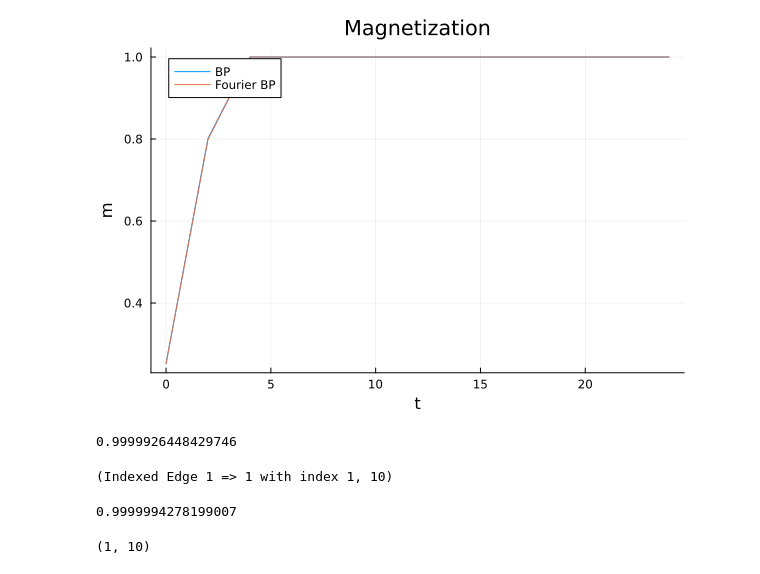
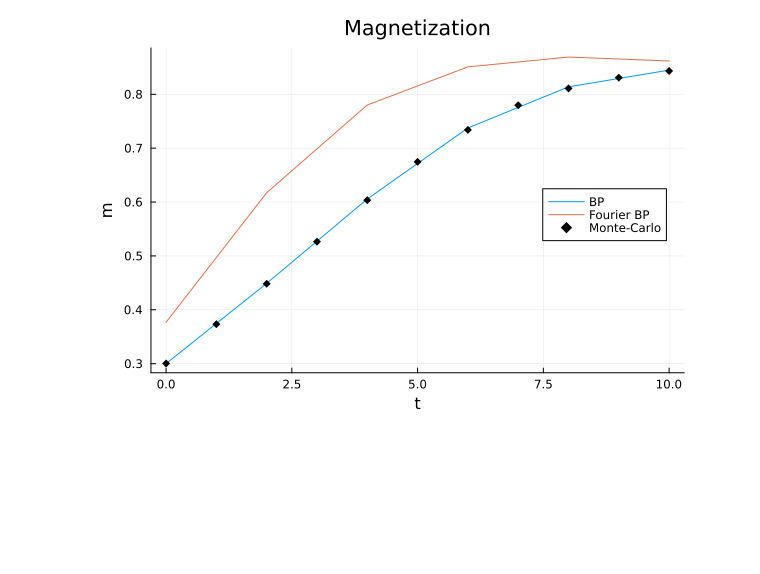
Before and after one commit to FedericoFlorio/MatrixProductBP.jl, a Jupyter notebook: results/infinite_regular_graph.ipynb, the cells around one changed output. Saved outputs shown, nothing was run; the diff lists cells and outputs as text; code cells hidden in the pictures; blank space fills up the shorter version.

```diff
--- a/results/infinite_regular_graph.ipynb
+++ b/results/infinite_regular_graph.ipynb
@@ -15,10 +24,10 @@ rng = MersenneTwister(seed)
 T = 25
 k = 8
 
-β = 1.0
+β = 0.2
 J = 1
 h = 0.0
-m⁰ = 0.2
+m⁰ = 0.3
 K = 40
 
 svd_trunc=TruncBond(4)
@@ -73,0 +43,8 @@ Running MPBP: iter 100    Time: 0:11:38
+# %%
+matrix_sizes = [5, 10, 15]
+maxiters = [20, 20, 5]
+iters = zeros(Int, length(maxiters))
+tol = 1e-6
+for i in eachindex(maxiters)
+    iters[i], _ = iterate!(bp; maxiter=maxiters[i], svd_trunc=TruncBond(matrix_sizes[i]), tol)
+end
@@ -73,0 +54,5 @@ Running MPBP: iter 100    Time: 0:11:38
+# %%
+iters_fourier = zeros(Int, length(maxiters))
+for i in eachindex(maxiters)
+    iters_fourier[i], cb_fourier = iterate_fourier_infinite_regular!(bp_fourier, K, maxiter=maxiters[i], σ=1/100; svd_trunc=TruncBond(matrix_sizes[i]), tol)
+end
@@ -77,49 +71,23 @@ potts2spin(x, i; q=2) = (x-1)/(q-1)*2 - 1
 m = only(means(potts2spin, bp))
 m_fourier = only(real.(means(potts2spin, bp_fourier)))
 ;
+# %%
+N = 5*10^3
+g = random_regular_graph(N, k)
+bp_mc = mpbp(IndexedBiDiGraph(g), fill(w, N), fill(2, N), T; ϕ=fill(ϕ, N))
+sms = SoftMarginSampler(bp_mc)
+
+nsamples = 10^3
+sample!(sms, nsamples)
+# traj_mc = [[vec(potts2spin.(X[i,:])) for X in sms.X] for i in 1:N]
+traj_mc = [vec(potts2spin.(X[i,:])) for X in sms.X, i in 1:N] |> vec
+
+m_mc = mean(traj_mc)
+σ_mc = std(traj_mc)/sqrt(N*nsamples)
+;
 # %%
-plot(0:2:T, m[1:2:end], label="BP", xlabel="t", ylabel="m", title="Magnetization", legend=:topleft)
-plot!(0:2:T, m_fourier[1:2:end], label="Fourier BP")
+pl = plot(0:2:T, m[1:2:end], label="BP", xlabel="t", ylabel="m", title="Magnetization", legend=:right)
+plot!(pl, 0:2:T, m_fourier[1:2:end], label="Fourier BP")
+plot!(pl, 0:T, mean(m_mc), c=:black, m=:diamond, st=:scatter, label="Monte-Carlo")
 # %% [output]
-[figure, old version]
+[figure, new version]
-# %%
-er_μ = []
-ptr = []
-for e in edges(bp.g)
-    μ_marg = marginalize(bp.μ[idx(e)])
-    margs = marginals(μ_marg)
-    μ_fourier_marg = marginalize(bp_fourier.μ[idx(e)])
-    margs_fourier = marginals(μ_fourier_marg)
-    for t in 1:T+1
-        marg = margs[t]
-        marg_fourier = margs_fourier[t]
-        push!(er_μ, abs(marg_fourier[1]-marg[1]))
-        push!(ptr, (e, t))
-    end
-end
-
-display(maximum(er_μ))
-display(ptr[argmax(er_μ)])
-# %% [output]
-0.9999926448429746
-(Indexed Edge 1 => 1 with index 1, 10)
-# %%
-er_b = []
-ptr = []
-for i in vertices(bp.g)
-    margs = marginals(bp.b[i])
-    margs_fourier = marginals(bp_fourier.b[i])
-    for t in 1:T+1
-        marg = margs[t]
-        marg_fourier = margs_fourier[t]
-        ind = argmax(abs.(marg))
-        push!(er_b, abs(marg_fourier[ind]-marg[ind]))
-        push!(ptr, (i, t))
-    end
-end
-
-display(maximum(er_b))
-display(ptr[argmax(er_b)])
-# %% [output]
-0.9999994278199007
-(1, 10)
```
Also changed, not shown: parts of 7 cells of this notebook, 44 other files.
